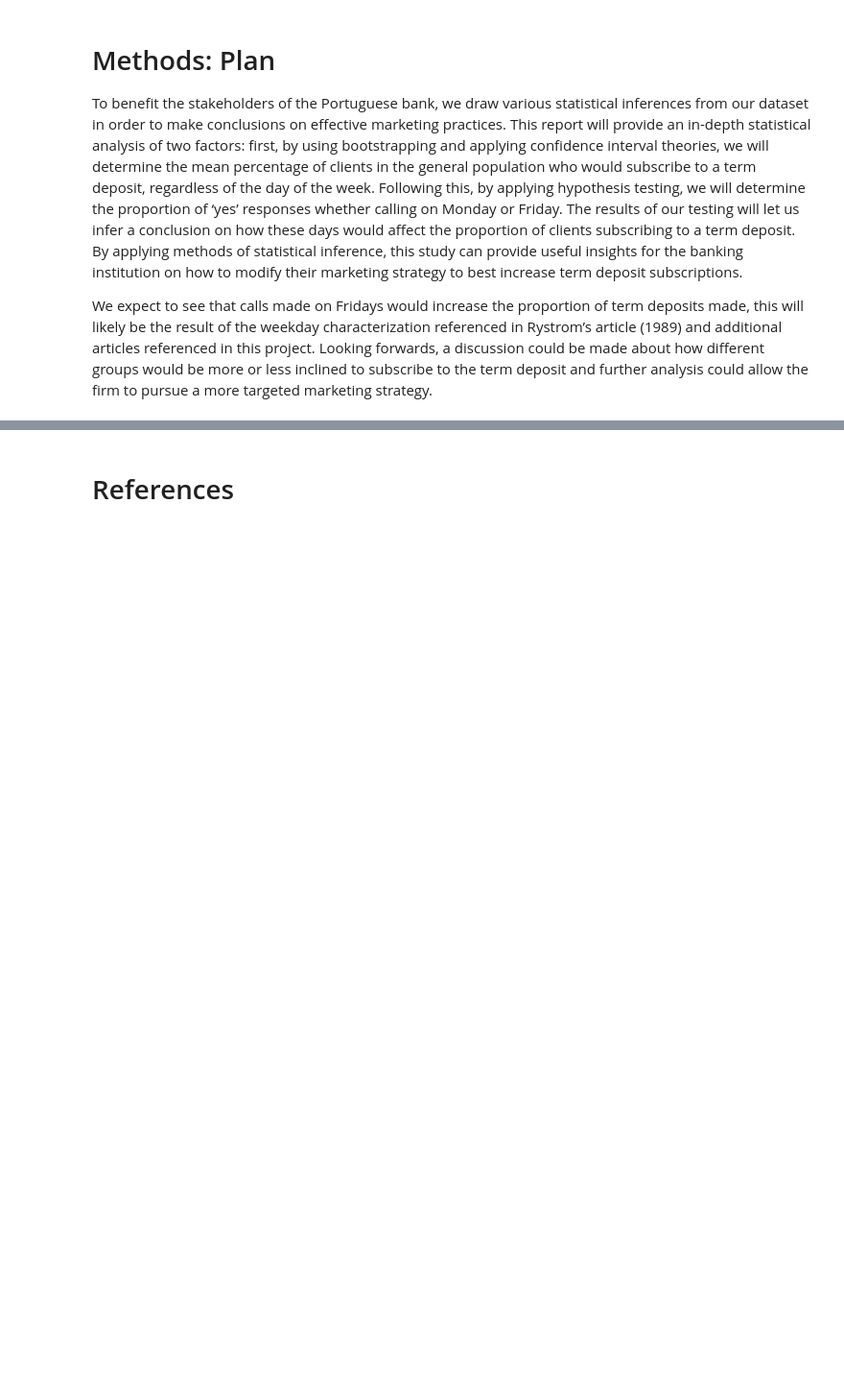
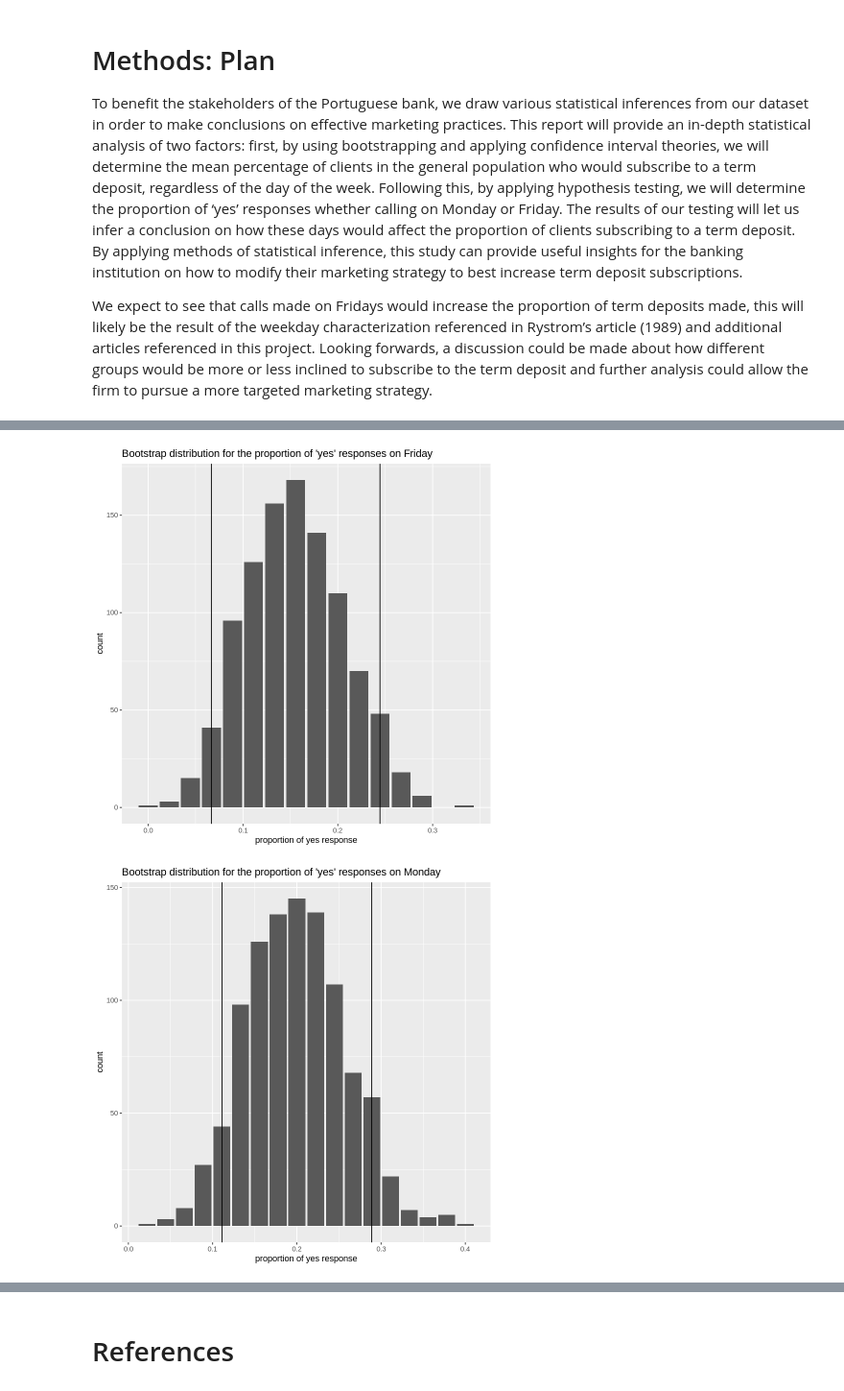
Before and after one commit to celike1/STAT201-Project, a Jupyter notebook: eda.ipynb, the cells around one changed output, grey strips where cells are left out. Shown: that part at 96% size. Drawn from its saved outputs; the diff is of its cells as text; code cells hidden in the pictures; blank space fills up the shorter version.

```diff
--- a/eda.ipynb
+++ b/eda.ipynb
@@ -182,0 +264,15 @@ We expect to see that calls made on Fridays would increase the proportion of ter
+# %%
+set.seed(1502)
+
+monday_sample <- bank_data_monday %>%
+    rep_sample_n(size = 45, replace = FALSE) %>%
+    ungroup() %>%
+    select(term_sub)
+
+
+monday_bootstrap <- monday_sample %>%
+    specify(response = term_sub, success = "yes") %>%
+    generate(type = "bootstrap", reps = 1000) %>%
+    calculate(stat = 'prop')
+
+head(monday_bootstrap)
@@ -182,0 +291,11 @@ We expect to see that calls made on Fridays would increase the proportion of ter
+# %%
+set.seed(1502)
+
+friday_ci <- friday_bootstrap %>%
+    get_confidence_interval(level = 0.9, type = 'percentile')
+
+monday_ci <- monday_bootstrap %>%
+    get_confidence_interval(level = 0.9, type = 'percentile')
+
+head(friday_ci)
+head(monday_ci)
@@ -182,0 +313,20 @@ We expect to see that calls made on Fridays would increase the proportion of ter
+# %%
+friday_ci_plot <- friday_bootstrap %>%
+    ggplot(aes(x = stat)) +
+    geom_bar(binwidth = 10) +
+    geom_vline(xintercept = friday_ci[[1]]) +
+    geom_vline(xintercept = friday_ci[[2]])+
+    ggtitle("Bootstrap distribution for the proportion of 'yes' responses on Friday") +
+    xlab("proportion of yes response")
+
+monday_ci_plot <- monday_bootstrap %>%
+    ggplot(aes(x = stat)) +
+    geom_bar(binwidth = 10) +
+    geom_vline(xintercept = monday_ci[[1]]) +
+    geom_vline(xintercept = monday_ci[[2]])+
+    ggtitle("Bootstrap distribution for the proportion of 'yes' responses on Monday") +
+    xlab("proportion of yes response")
+
+friday_ci_plot
+monday_ci_plot
+# %% [output]
@@ -182,0 +337,2 @@ We expect to see that calls made on Fridays would increase the proportion of ter
+[figure, added]
+[figure, added]
```
Also changed, not shown: parts of 14 cells of this notebook.
